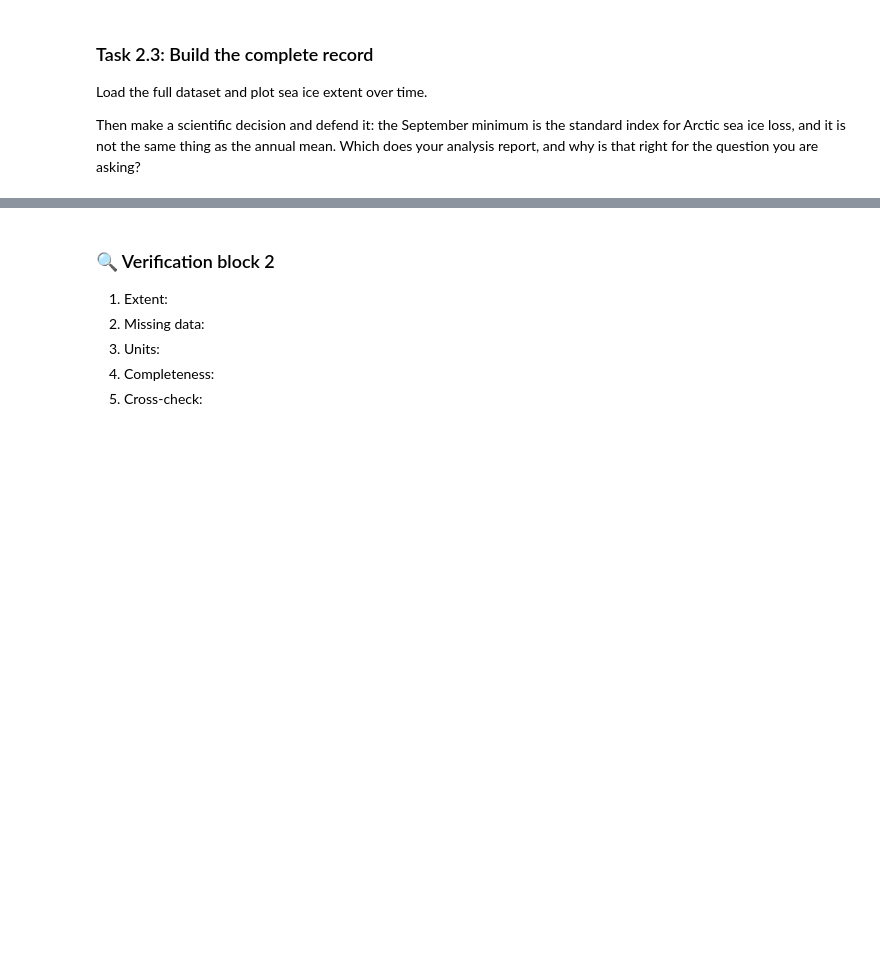
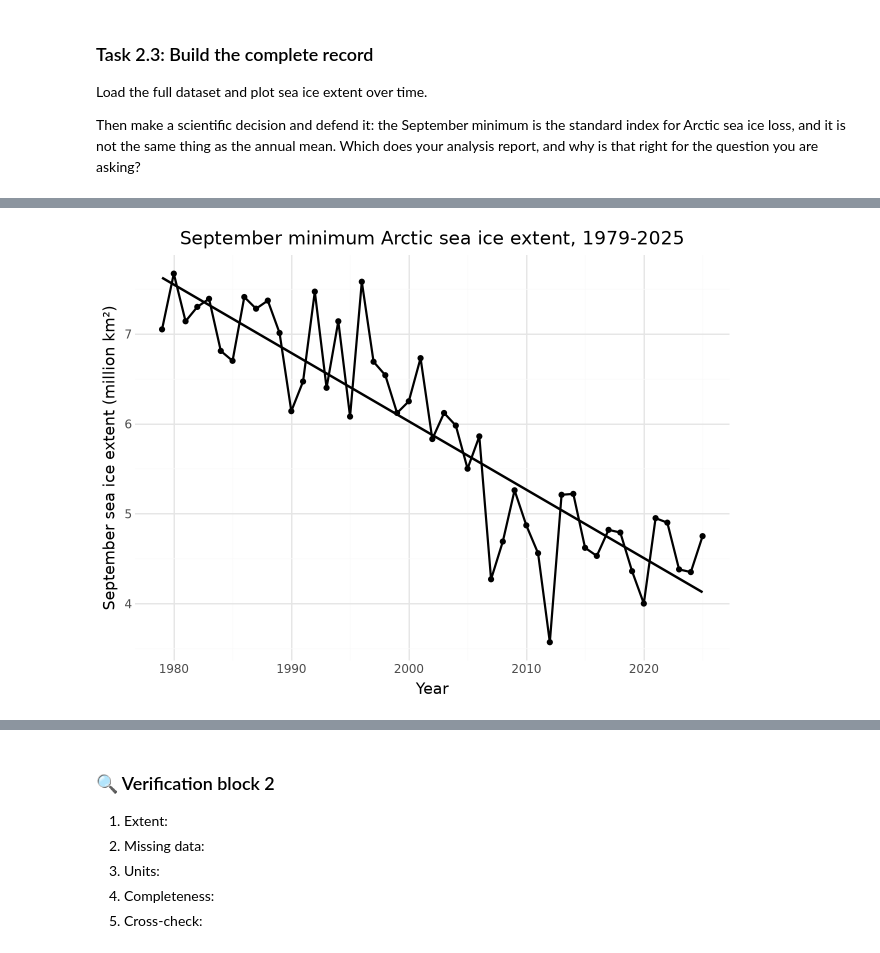
Before and after one commit to zacsignorino/climate-module-zacs26, a Jupyter notebook: climate.ipynb, the cells around one changed output, grey strips where cells are left out. Cells and saved outputs as stored; diff of their text form; code cells hidden in the pictures; blank space fills up the shorter version.

```diff
--- a/climate.ipynb
+++ b/climate.ipynb
@@ -278,0 +333,12 @@ report, and why is that right for the question you are asking?
+# %%
+september = seaice[seaice["mo"] == 9]
+
+(ggplot(september, aes(x="year", y="extent"))
+ + geom_line(size=0.9)
+ + geom_point(size=1.5)
+ + geom_smooth(method="lm", se=False)
+ + labs(x="Year", y="September sea ice extent (million km²)",
+        title="September minimum Arctic sea ice extent, 1979-2025")
+ + theme_minimal())
+# %% [output]
+[figure, added]
```
Also changed, not shown: parts of 22 cells of this notebook.
